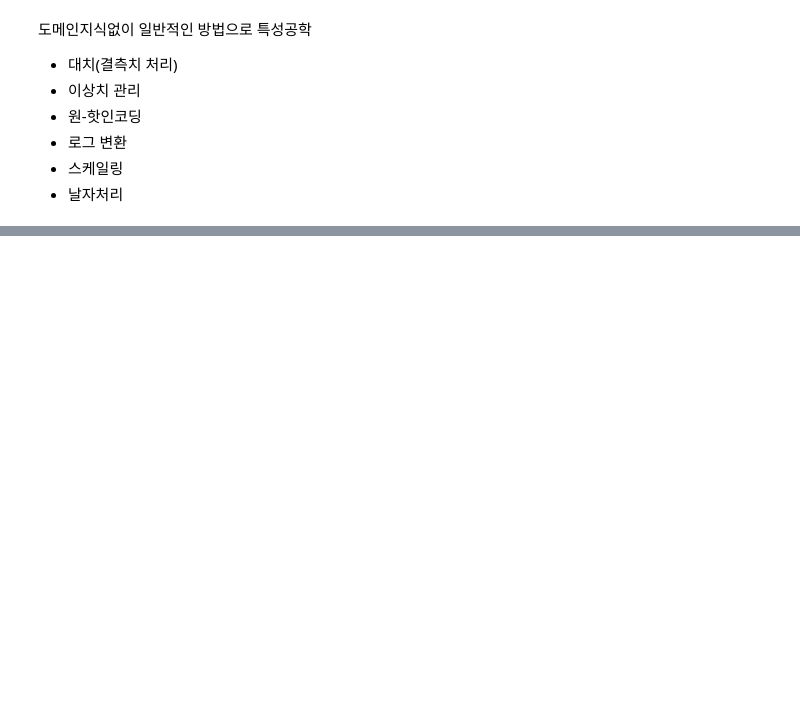
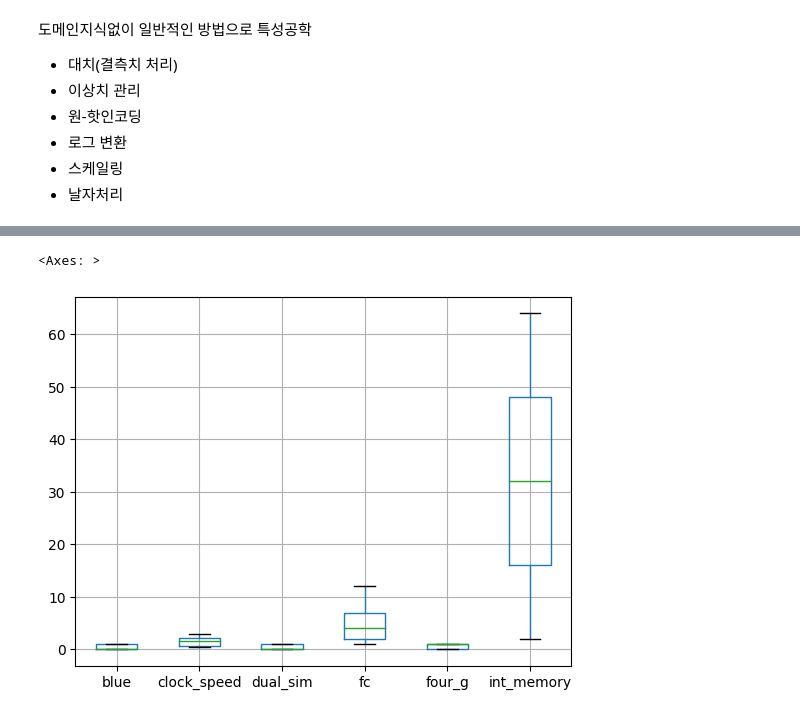
Before and after one commit to leekyuyoung202306/PYTHON, a Jupyter notebook: 13주차/[13주차]머신러닝01_특성선택_특성공학.ipynb, the cells around one changed output, grey strips where cells are left out. Cells and saved outputs as stored; diff of their text form; code cells hidden in the pictures; blank space fills up the shorter version.

```diff
--- a/13주차/[13주차]머신러닝01_특성선택_특성공학.ipynb
+++ b/13주차/[13주차]머신러닝01_특성선택_특성공학.ipynb
@@ -113,0 +159,10 @@ data = data.fillna(data.mean())
+# %%
+# 백분위수( 상위 99 ~ 하위 1)
+data = pd.read_csv(filepath)
+upper_limit = data['fc'].quantile(0.95)
+lower_limit = data['fc'].quantile(0.05)
+data = data[(lower_limit < data['fc']) & (data['fc'] < upper_limit)]
+data.iloc[:,1:].boxplot()
+# %% [output]
+<Axes: >
+[figure, added]
```
Also changed, not shown: parts of 12 cells of this notebook.
